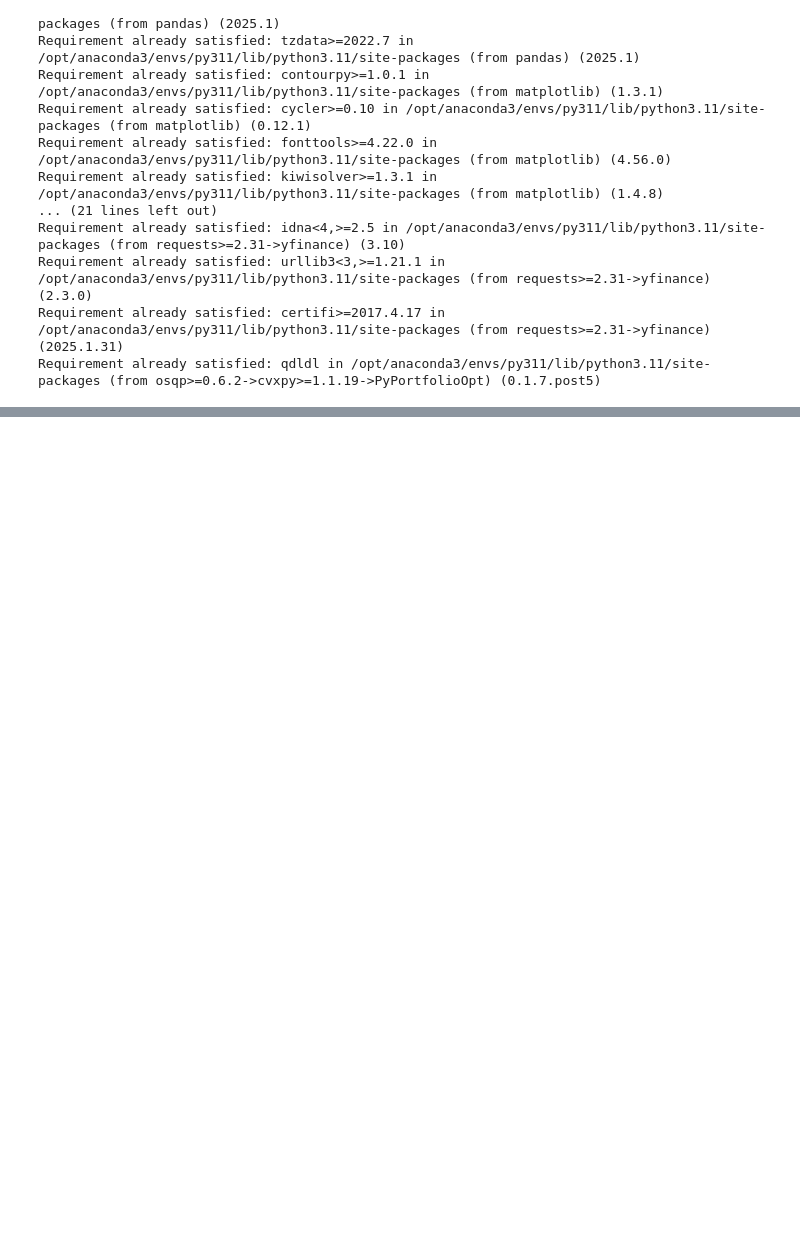
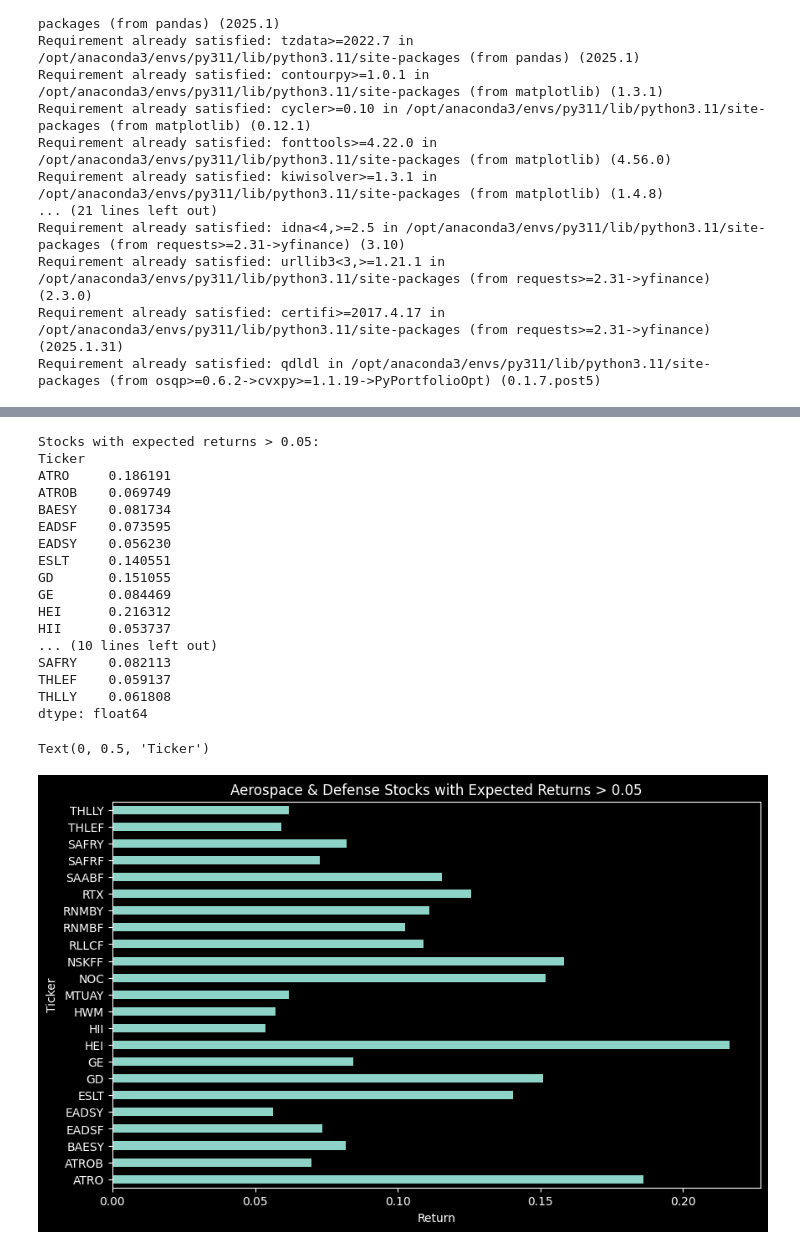
Before and after one commit to blkpvnthr/DIAMOND_HANDS, a Jupyter notebook: aerospace.ipynb, the cells around one changed output, grey strips where cells are left out. Cells and saved outputs as stored; diff of their text form; code cells hidden in the pictures; blank space fills up the shorter version.

```diff
--- a/aerospace.ipynb
+++ b/aerospace.ipynb
@@ -146,0 +152,40 @@ dtype: float64
+# %%
+# Additional Analysis...
+
+prices = prices.ffill().bfill()
+mu_mean_dirty = expected_returns.mean_historical_return(prices) # Dirty because I just ffilled and bfilled NaNs instead of removing them
+
+# Filter stocks with expected return > 0.05
+positive_returns_dirty = mu_mean_dirty[mu_mean_dirty > 0.05]
+
+# Display filtered tickers
+print("Stocks with expected returns > 0.05:")
+print(positive_returns_dirty)
+
+# Optional: Plot them
+import matplotlib.pyplot as plt
+
+positive_returns_dirty.plot.barh(figsize=(10, 6))
+plt.title("Aerospace & Defense Stocks with Expected Returns > 0.05")
+plt.xlabel("Return")
+plt.ylabel("Ticker")
+# %% [output]
+Stocks with expected returns > 0.05:
+Ticker
+ATRO     0.186191
+ATROB    0.069749
+BAESY    0.081734
+EADSF    0.073595
+EADSY    0.056230
+ESLT     0.140551
+GD       0.151055
+GE       0.084469
+HEI      0.216312
+HII      0.053737
+... (10 lines left out)
+SAFRY    0.082113
+THLEF    0.059137
+THLLY    0.061808
+dtype: float64
+Text(0, 0.5, 'Ticker')
+[figure, added]
```
Also changed, not shown: parts of 7 cells of this notebook.
